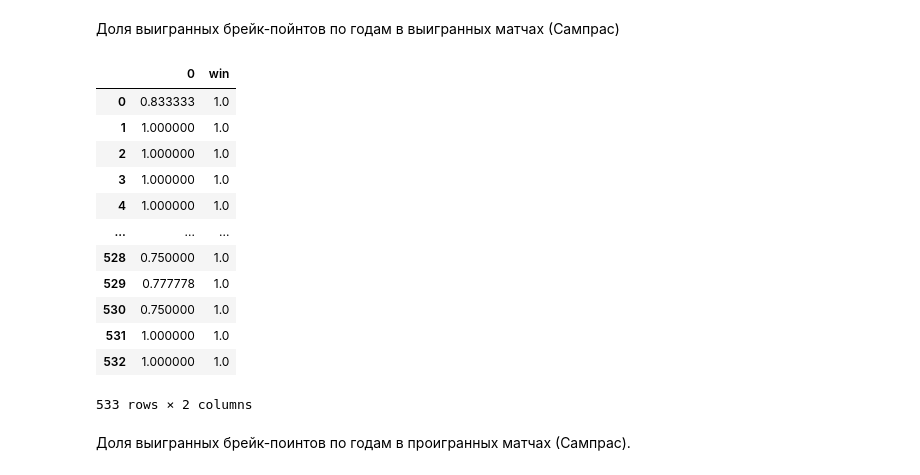
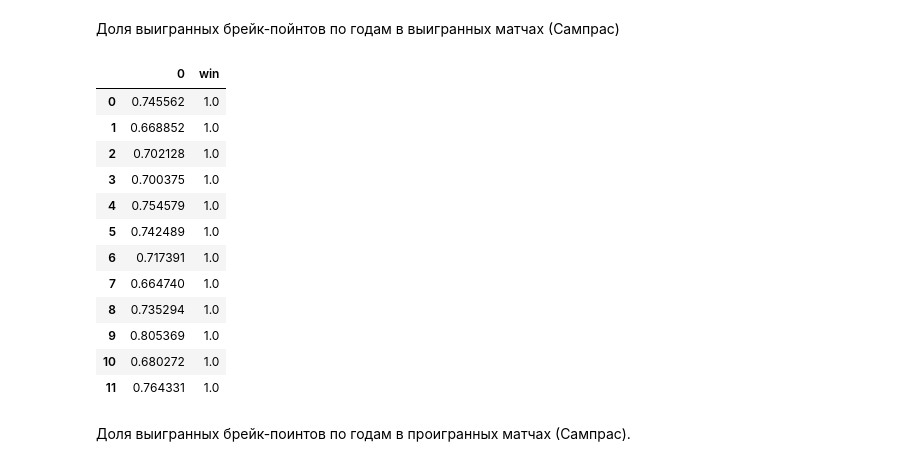
Before and after one commit to MarinaGrad/SF-data-science22, a Jupyter notebook: homework/Tennis_homework/tennis_notebook_MGHW.ipynb, the cells around one changed output. Saved outputs shown, nothing was run; the diff lists cells and outputs as text; code cells hidden in the pictures.

```diff
--- a/homework/Tennis_homework/tennis_notebook_MGHW.ipynb
+++ b/homework/Tennis_homework/tennis_notebook_MGHW.ipynb
@@ -593,24 +614,24 @@ sampras_lose[['l_bpSaved', 'l_bpFaced']]
 # %% [markdown]
 Доля выигранных брейк-пойнтов по годам в выигранных матчах (Сампрас)
 # %%
-sampras_win[['w_bpSaved', 'w_bpFaced', 'year']].groupby(by='year').sum().reset_index()
+sampras_win = sampras_win[['w_bpSaved', 'w_bpFaced', 'year']].groupby(by='year').sum().reset_index()
 sampras_bPwin = pd.concat([(sampras_win['w_bpSaved']/sampras_win['w_bpFaced']).reset_index(drop=True),
                          pd.Series(np.ones_like(sampras_win['w_bpSaved']), name='win')], axis=1)
 sampras_bPwin
 # %% [output]
 |  | 0 | win |
-| 0 | 0.833333 | 1.0 |
-| 1 | 1.000000 | 1.0 |
-| 2 | 1.000000 | 1.0 |
-| 3 | 1.000000 | 1.0 |
-| 4 | 1.000000 | 1.0 |
-| ... | ... | ... |
-| 528 | 0.750000 | 1.0 |
-| 529 | 0.777778 | 1.0 |
-| 530 | 0.750000 | 1.0 |
-| 531 | 1.000000 | 1.0 |
-| 532 | 1.000000 | 1.0 |
+| 0 | 0.745562 | 1.0 |
+| 1 | 0.668852 | 1.0 |
+| 2 | 0.702128 | 1.0 |
+| 3 | 0.700375 | 1.0 |
+| 4 | 0.754579 | 1.0 |
+| 5 | 0.742489 | 1.0 |
+| 6 | 0.717391 | 1.0 |
+| 7 | 0.664740 | 1.0 |
+| 8 | 0.735294 | 1.0 |
+| 9 | 0.805369 | 1.0 |
+| 10 | 0.680272 | 1.0 |
+| 11 | 0.764331 | 1.0 |
-533 rows × 2 columns
 # %%
 sampras_bPwin = sampras_bPwin.rename(columns={0: 'BP_won'})
 # %% [markdown]
```
Also changed, not shown: parts of 25 cells of this notebook.
